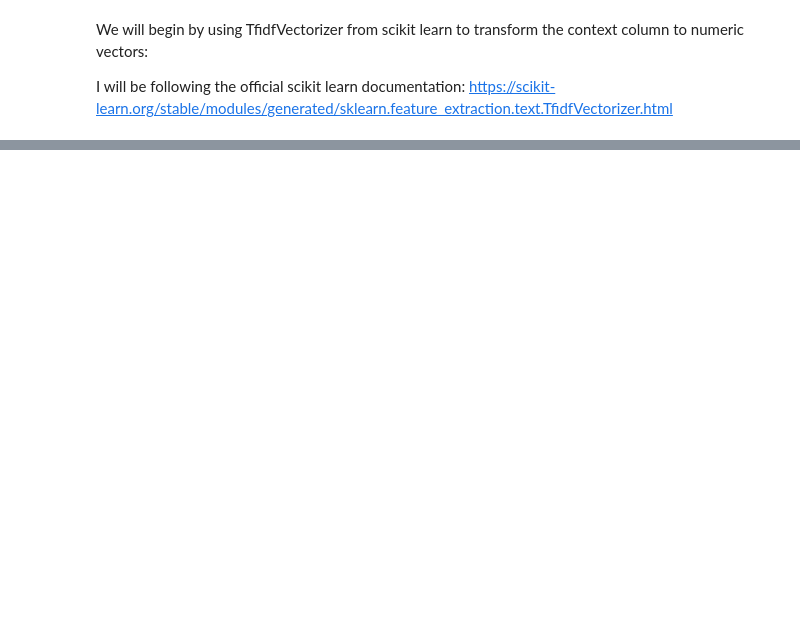
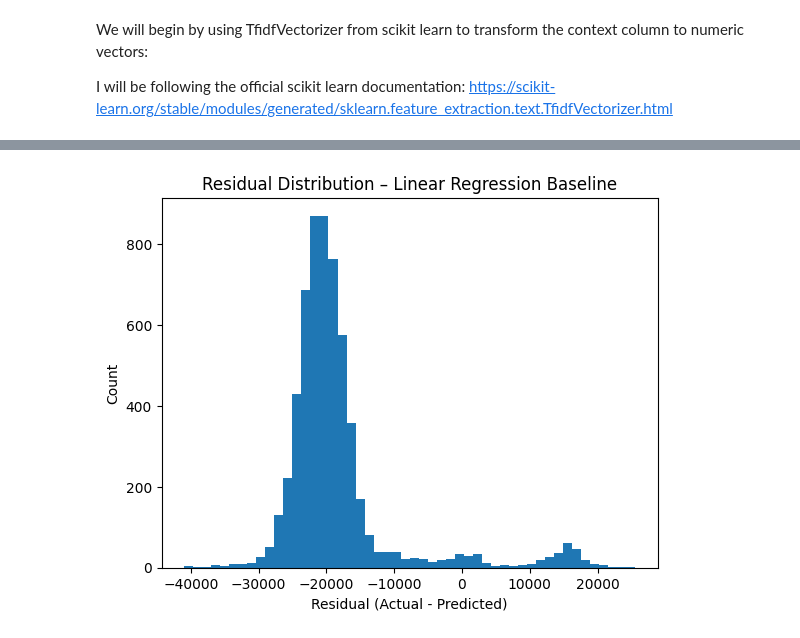
Before and after one commit to aliallam123/AI-Receptionist, a Jupyter notebook: Machine Learning Workflow/Model Development/model_development.ipynb, the cells around one changed output, grey strips where cells are left out. Saved outputs shown, nothing was run; the diff lists cells and outputs as text; code cells hidden in the pictures; blank space fills up the shorter version.

```diff
--- a/Machine Learning Workflow/Model Development/model_development.ipynb
+++ b/Machine Learning Workflow/Model Development/model_development.ipynb
@@ -56,0 +156,9 @@ for .shape the first number is the number of rows and second number is number of
+# %%
+residuals = y_val - y_pred
+plt.hist(residuals, bins=50)
+plt.xlabel("Residual (Actual - Predicted)")
+plt.ylabel("Count")
+plt.title("Residual Distribution – Linear Regression Baseline")
+plt.show()
+# %% [output]
+[figure, added]
```
Also changed, not shown: parts of 23 cells of this notebook, 13 other files.
